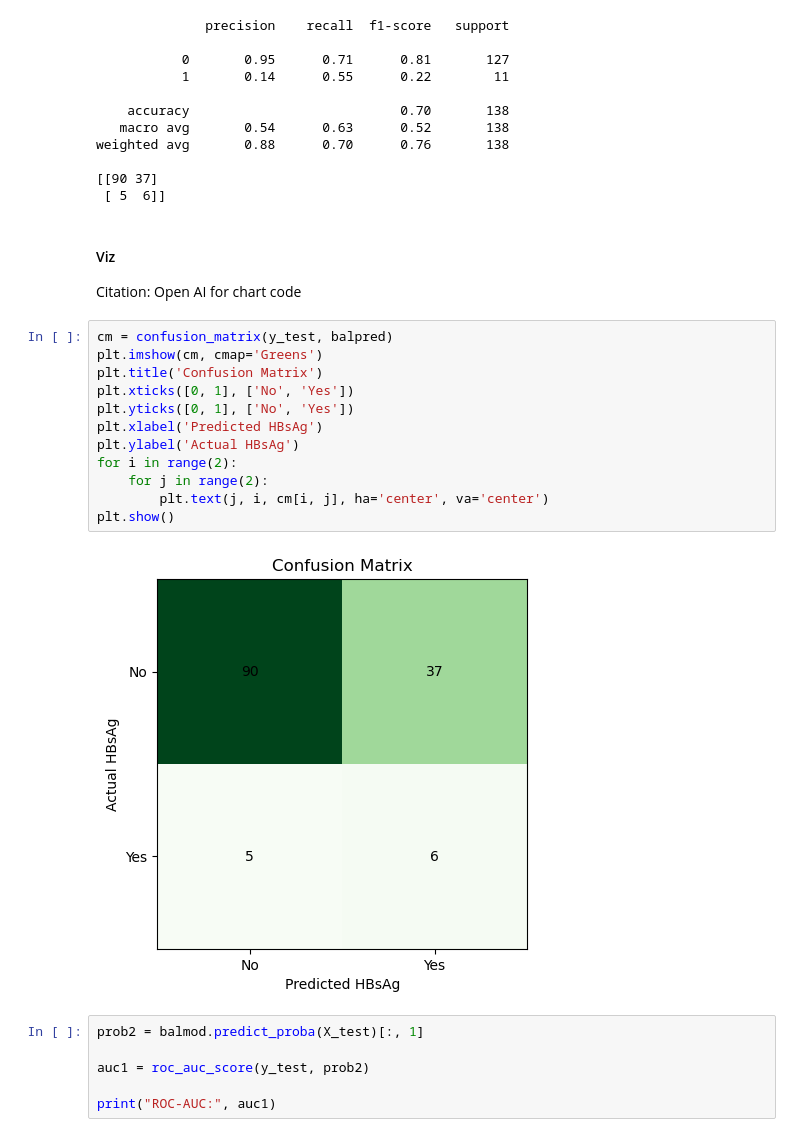
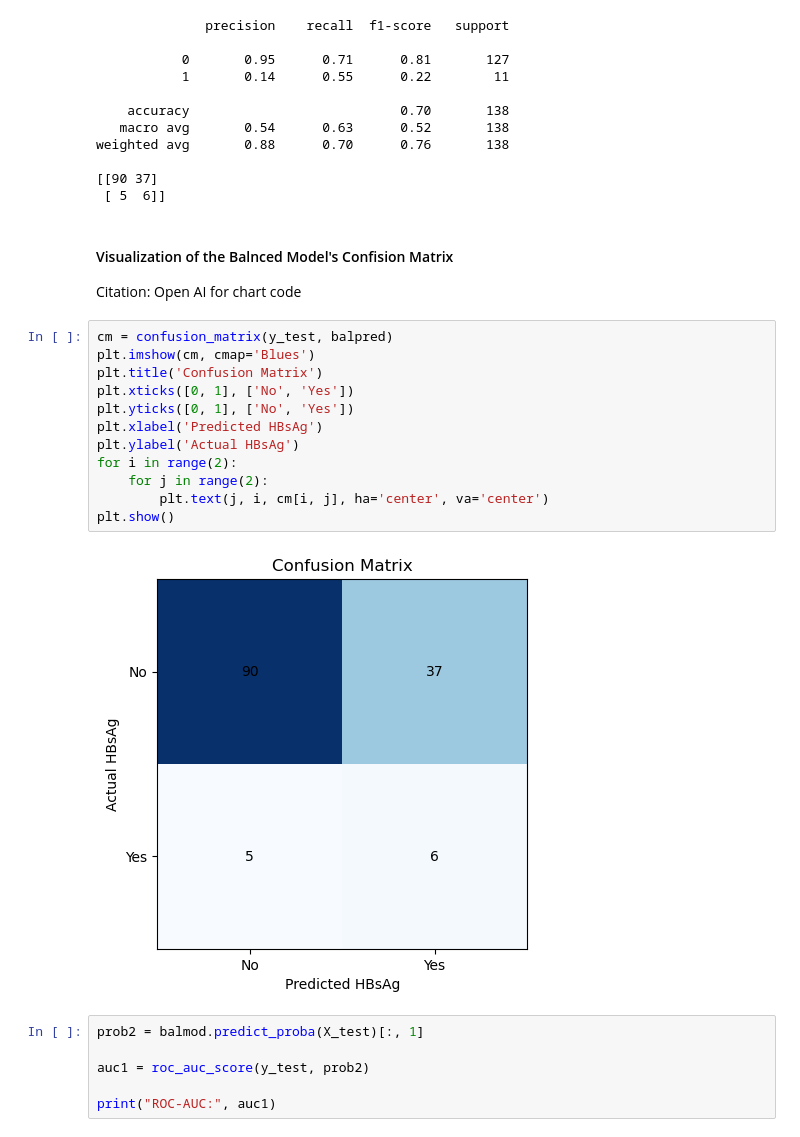
Before and after one commit to 303gabby/XB_0175_Proposal_Code, a Jupyter notebook: XB_0175_code.ipynb, the cells around one changed output. Cells and saved outputs as stored; diff of their text form.

```diff
--- a/XB_0175_code.ipynb
+++ b/XB_0175_code.ipynb
@@ -272,22 +337,22 @@ weighted avg       0.88      0.70      0.76       138
 [[90 37]
  [ 5  6]]
 # %% [markdown]
-#### Viz
+#### Visualization of the Balnced Model's Confision Matrix
 Citation: Open AI for chart code
 # %%
 cm = confusion_matrix(y_test, balpred)
-plt.imshow(cm, cmap='Greens')
+plt.imshow(cm, cmap='Blues')
 plt.title('Confusion Matrix')
 plt.xticks([0, 1], ['No', 'Yes'])
 plt.yticks([0, 1], ['No', 'Yes'])
 plt.xlabel('Predicted HBsAg')
 plt.ylabel('Actual HBsAg')
 for i in range(2):
     for j in range(2):
         plt.text(j, i, cm[i, j], ha='center', va='center')
 plt.show()
 # %% [output]
-[figure, old version]
+[figure, new version]
 # %%
 prob2 = balmod.predict_proba(X_test)[:, 1]
 
```
Also changed, not shown: parts of 30 cells of this notebook.
